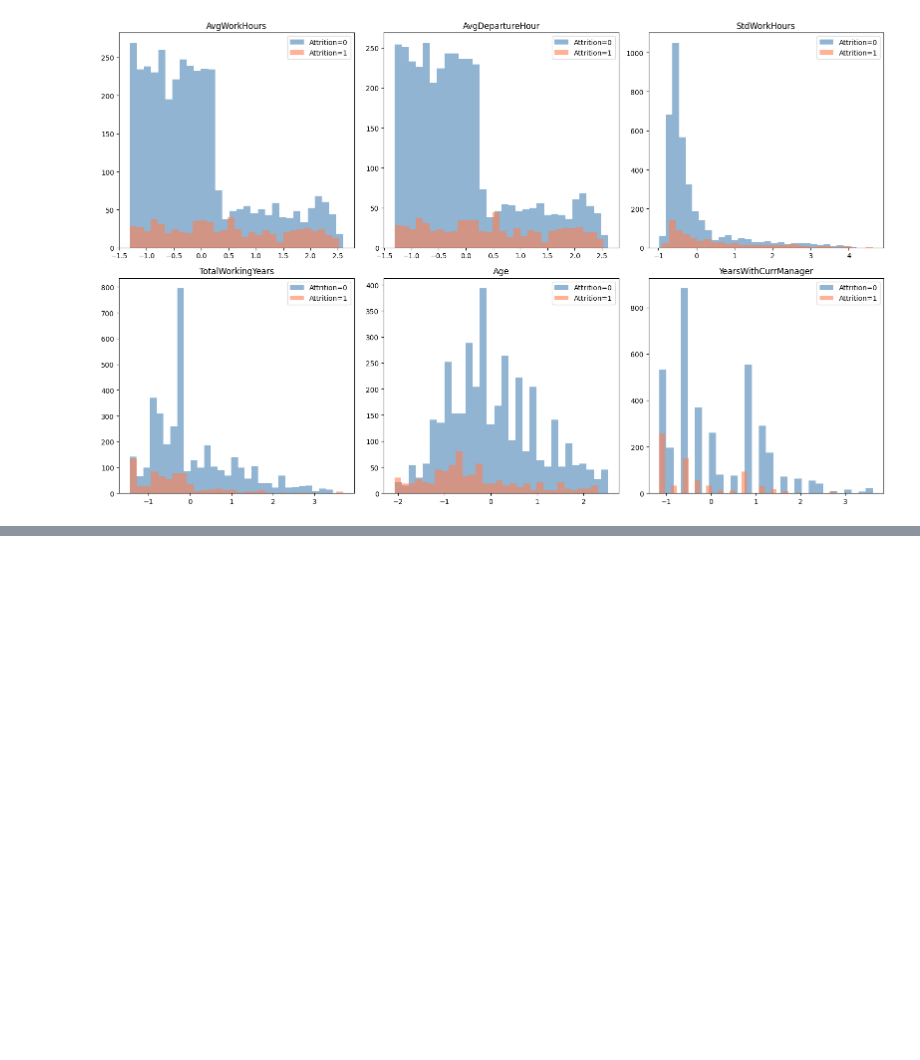
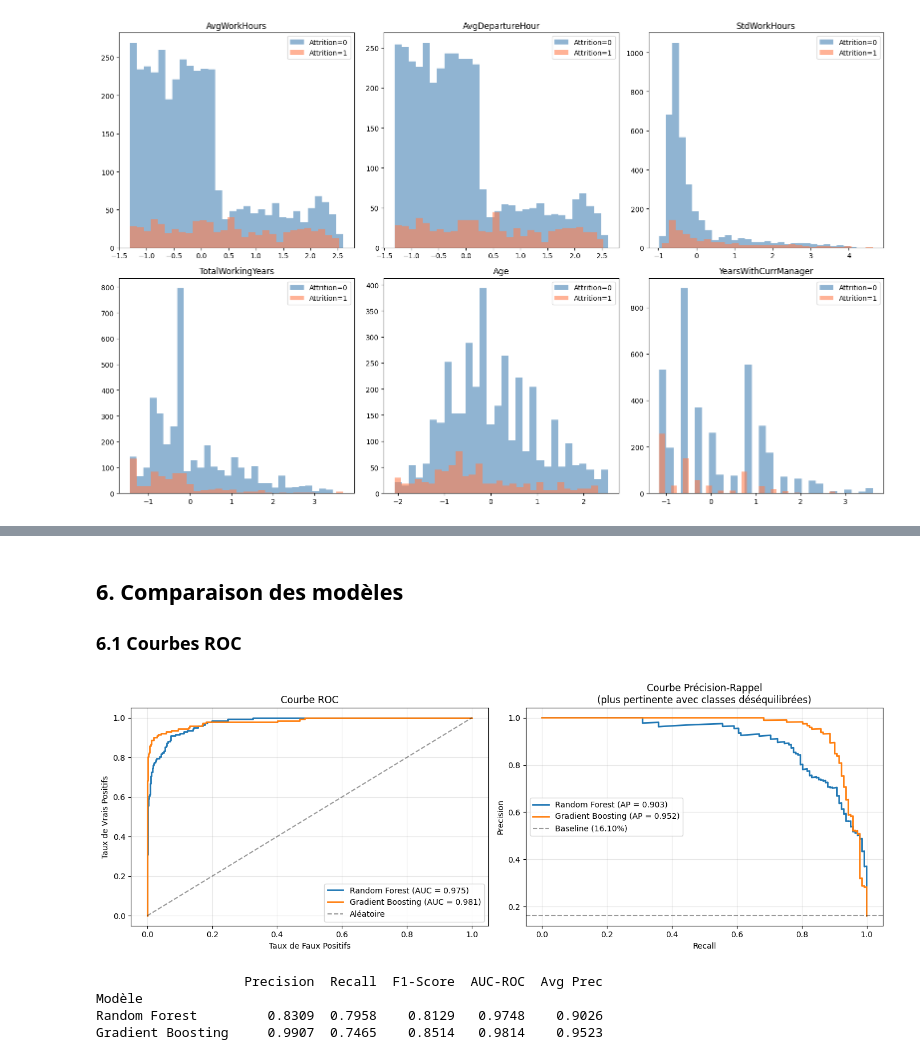
Before and after one commit to Ilyass1309/employee-attrition-prediction, a Jupyter notebook: attrition_analysis.ipynb, the cells around one changed output, grey strips where cells are left out. Drawn from its saved outputs; the diff is of its cells as text; code cells hidden in the pictures; blank space fills up the shorter version.

```diff
--- a/attrition_analysis.ipynb
+++ b/attrition_analysis.ipynb
@@ -447,0 +596,63 @@ plt.show()
+# %% [markdown]
+## 6. Comparaison des modèles
+
+### 6.1 Courbes ROC
+# %%
+fig, axes = plt.subplots(1, 2, figsize=(14, 5))
+
+# ─── Courbe ROC ───────────────────────────────────────────────────────────────
+ax = axes[0]
+for name, y_proba in [("Random Forest", y_proba_rf), ("Gradient Boosting", y_proba_gb)]:
+    fpr, tpr, _ = roc_curve(y_test, y_proba)
+    auc = roc_auc_score(y_test, y_proba)
+    ax.plot(fpr, tpr, label=f"{name} (AUC = {auc:.3f})", linewidth=2)
+
+ax.plot([0, 1], [0, 1], 'k--', alpha=0.4, label="Aléatoire")
+ax.set_xlabel("Taux de Faux Positifs")
+ax.set_ylabel("Taux de Vrais Positifs")
+ax.set_title("Courbe ROC")
+ax.legend()
+ax.grid(alpha=0.3)
+
+# ─── Courbe Précision-Rappel ──────────────────────────────────────────────────
+# Plus informative que ROC en cas de déséquilibre de classes !
+ax = axes[1]
+for name, y_proba in [("Random Forest", y_proba_rf), ("Gradient Boosting", y_proba_gb)]:
+    precision, recall, _ = precision_recall_curve(y_test, y_proba)
+    ap = average_precision_score(y_test, y_proba)
+    ax.plot(recall, precision, label=f"{name} (AP = {ap:.3f})", linewidth=2)
+
+baseline = y_test.mean()
+ax.axhline(baseline, color='k', linestyle='--', alpha=0.4, label=f"Baseline ({baseline:.2%})")
+ax.set_xlabel("Recall")
+ax.set_ylabel("Precision")
+ax.set_title("Courbe Précision-Rappel\n(plus pertinente avec classes déséquilibrées)")
+ax.legend()
+ax.grid(alpha=0.3)
+
+plt.tight_layout()
+plt.show()
+# %% [output]
+[figure, added]
+# %%
+results = []
+for name, y_pred, y_proba in [
+    ("Random Forest",     y_pred_rf, y_proba_rf),
+    ("Gradient Boosting", y_pred_gb, y_proba_gb),
+]:
+    results.append({
+        "Modèle":     name,
+        "Precision":  precision_score(y_test, y_pred),
+        "Recall":     recall_score(y_test, y_pred),
+        "F1-Score":   f1_score(y_test, y_pred),
+        "AUC-ROC":    roc_auc_score(y_test, y_proba),
+        "Avg Prec":   average_precision_score(y_test, y_proba),
+    })
+
+results_df = pd.DataFrame(results).set_index("Modèle").round(4)
+print(results_df.to_string())
+# %% [output]
+                   Precision  Recall  F1-Score  AUC-ROC  Avg Prec
+Modèle
+Random Forest         0.8309  0.7958    0.8129   0.9748    0.9026
+Gradient Boosting     0.9907  0.7465    0.8514   0.9814    0.9523
```
Also changed, not shown: parts of 26 cells of this notebook, 1 other file.
